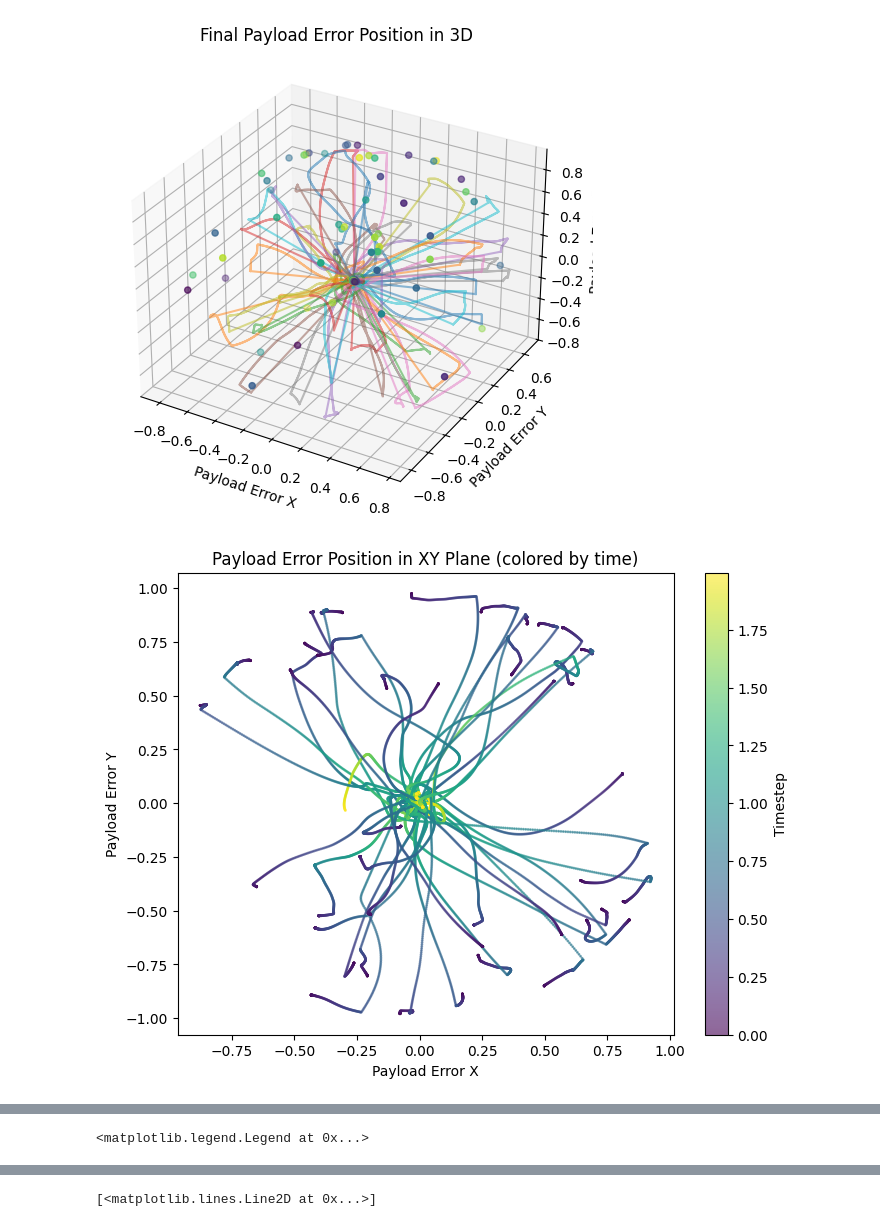
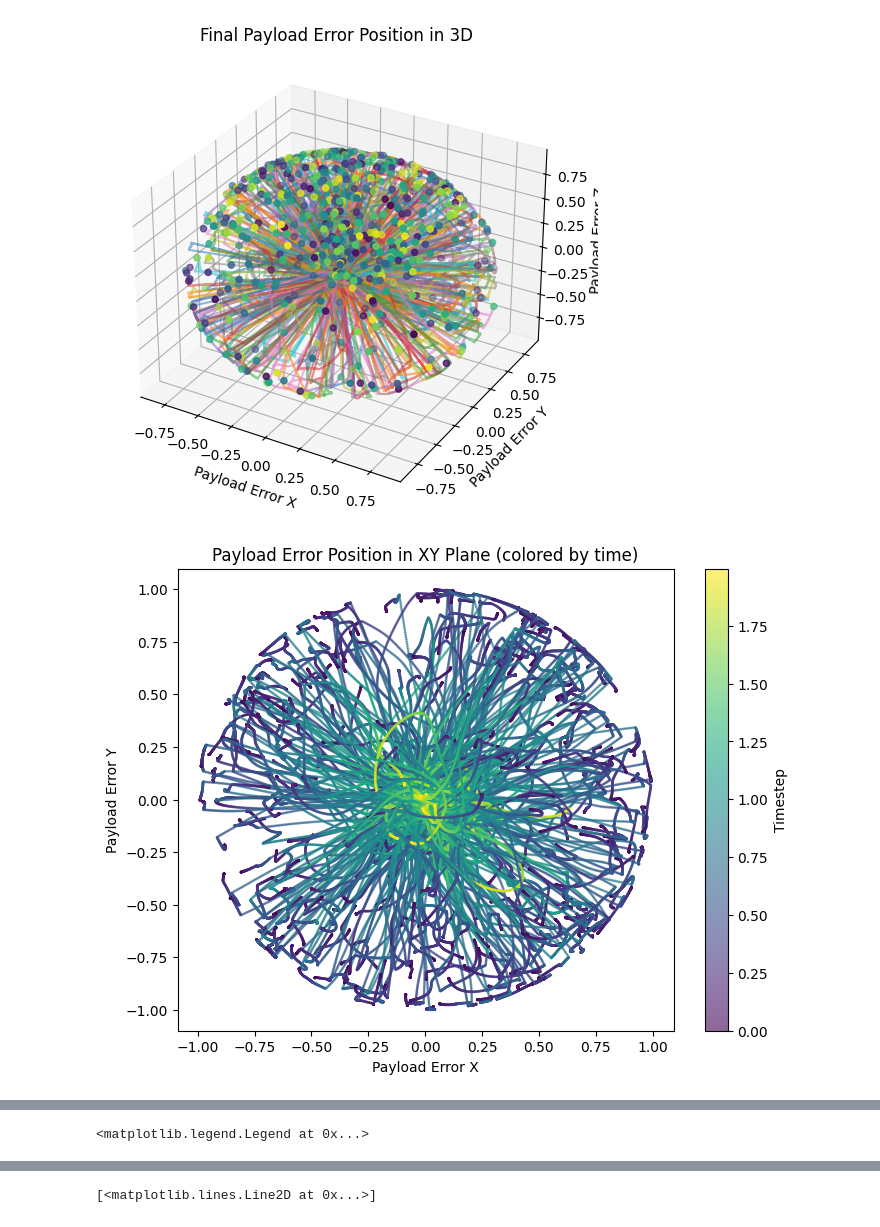
Before and after one commit to FLAIROx/JaxMARL, a Jupyter notebook: plot_test.ipynb, the cells around one changed output, grey strips where cells are left out. Cells and saved outputs as stored; diff of their text form; code cells hidden in the pictures.

```diff
--- a/plot_test.ipynb
+++ b/plot_test.ipynb
@@ -19,23 +19,20 @@ print("Shape of observations:", obs.shape)
 
 
 
-num_runs = 40
+num_runs = 400
 #count dones
 num_dones = np.sum(dones[0, :])
 print(f"Number of runs: {obs.shape[1]}")
-print(f"Number of dones: {num_dones}")
 
-# count runs with dones
-runs_with_dones = np.sum(np.any(dones, axis=0))
-print(f"Number of runs with dones: {runs_with_dones}")
+
 
 
 # find index of first done
 first_dones = np.argmax(dones,axis=0)
-print(first_dones)
+
 full_runs = np.where(first_dones > 2000)[0]
 failed_runs = np.where(first_dones <= 2000)[0]
-print(f"Full runs (first done > 2000): {full_runs}")
+
 
 print(f"Number of full runs: {full_runs.shape[0]}")
 # print percentage of runs that are full
@@ -77,10 +74,6 @@ print("q_last_action shape:", q_last_action.shape)
 
 
 
-
-
-print("linvel:", q_linvel[0,:4,:])
-print("angvel:", q_angvel[0,:4,:])
 
 # Create 3D plot
 fig = plt.figure(figsize=(8, 6))
@@ -162,7 +155,7 @@ ax4.set_title('Payload Error Norm Over Time (Percentiles)')
 
 # crate a line plot of the first dones over time
 
-first_dones_hist, bins = np.histogram(first_dones*dt, bins=50)
+first_dones_hist, bins = np.histogram(first_dones*dt, bins=20)
 ax4.bar(bins[:-1], first_dones_hist/np.max(first_dones_hist), width=np.diff(bins), align='edge', alpha=0.7, label='termination', color='gray', edgecolor='black')
 
 ax4.legend()
@@ -187,2 +178,2 @@ Payload shape (timesteps, runs, dims): (4000, 100, 3)
-[figure, old version]
+[figure, new version]
-[figure, old version]
+[figure, new version]
```
Also changed, not shown: parts of 1 cell of this notebook, 4 other files.
